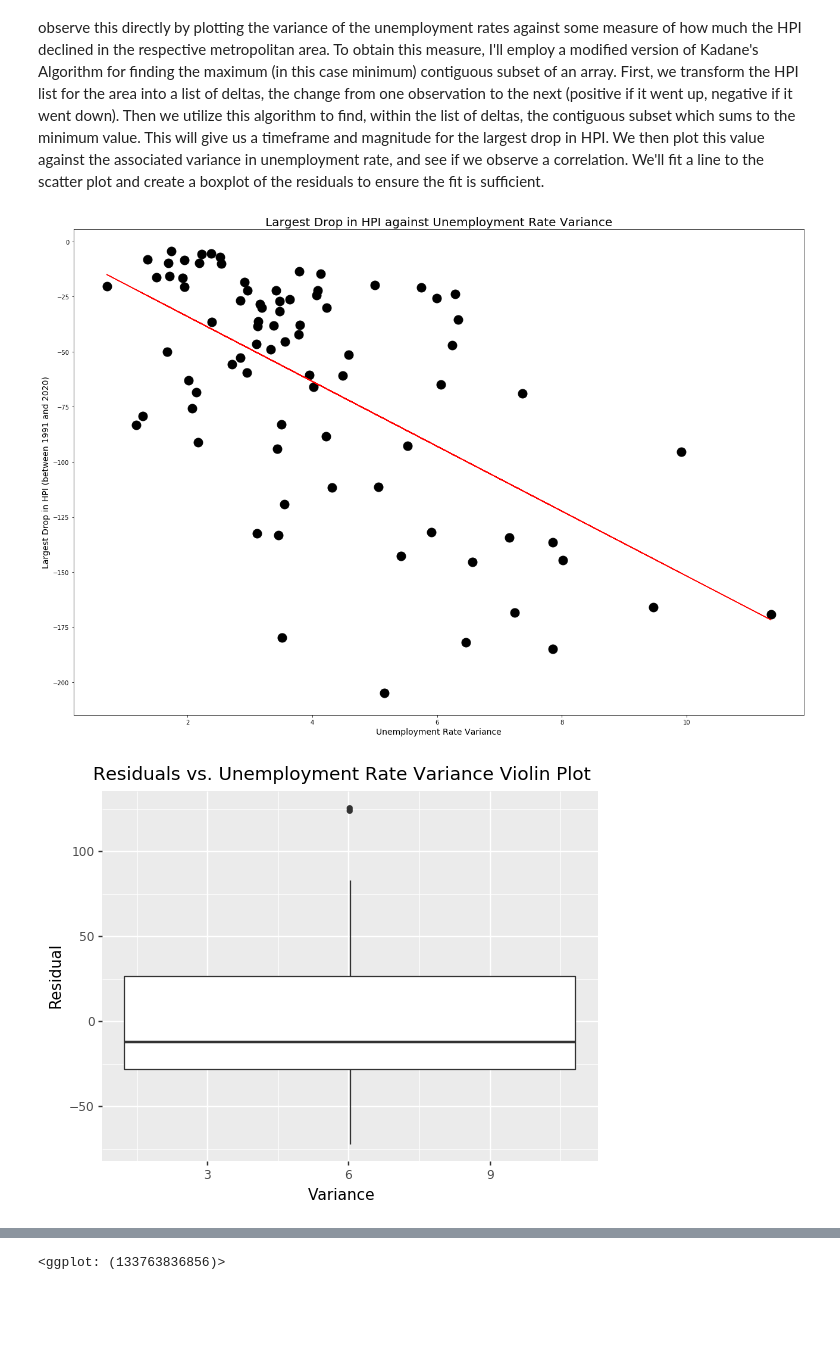
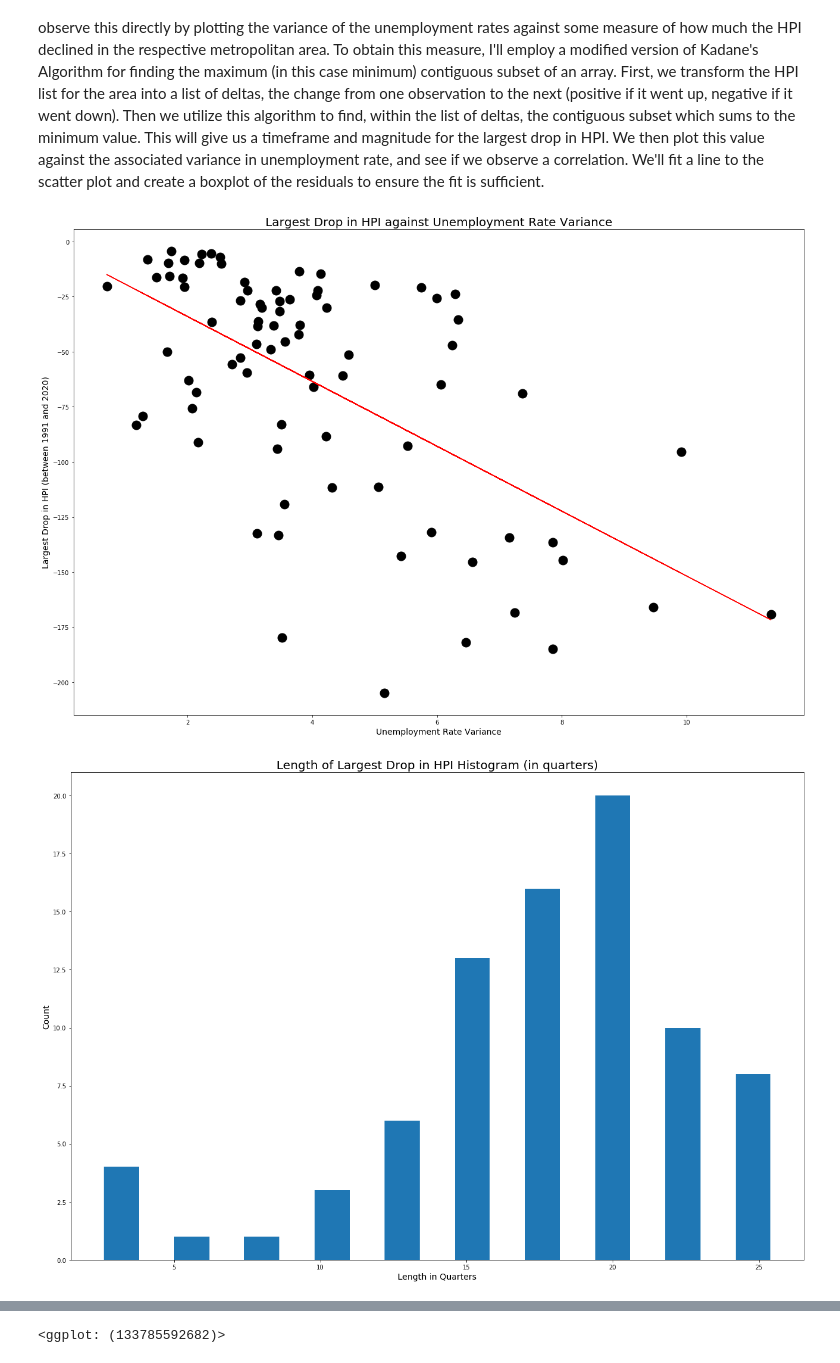
Before and after one commit to Croftc/Croftc.github.io, a Jupyter notebook: Final_Tutorial.ipynb, the cells around one changed output, grey strips where cells are left out. Drawn from its saved outputs; the diff is of its cells as text; code cells hidden in the pictures; blank space fills up the shorter version.

```diff
--- a/Final_Tutorial.ipynb
+++ b/Final_Tutorial.ipynb
@@ -356,32 +356,39 @@ plot_y3 = [x[1] for x in mins]
 plot_x3 = [x[2] for x in mins]
 
 # Length of min contiguous sum
 plot_x4 = [x[3] for x in mins]
 
 #####
 # variance against largest drop in hpi
 #####
 p, res, rank, sv, ct = np.polyfit(plot_x3, plot_y3, 1, full=True)
 m,b = p
 
 plt.figure(figsize=dims)
 plt.plot(plot_x3,plot_y3, 'ko', plot_x3, m*pd.DataFrame(plot_x3)+b, '-r', markersize=15)
 plt.title('Largest Drop in HPI against Unemployment Rate Variance',fontsize=20)
 plt.xlabel('Unemployment Rate Variance',fontsize=14)
 plt.ylabel('Largest Drop in HPI (between 1991 and 2020)',fontsize=14)
 plt.show()
 
 # plot the residuals for contiguous drop in hpi
 residuals = ((np.polyval(np.polyfit(plot_x3, plot_y3, 2), plot_x3) - plot_y3))
 res = pd.DataFrame()
 res['Variance'] = plot_x3
 res['Residuals'] = residuals
 
+plt.figure(figsize=dims)
+plt.hist(plot_x4, rwidth=0.5)
+plt.title('Length of Largest Drop in HPI Histogram (in quarters)',fontsize=20)
+plt.xlabel('Length in Quarters',fontsize=14)
+plt.ylabel('Count',fontsize=14)
+plt.show()
+
 ggplot(mapping=aes(x='Variance', y='Residuals'), data=res) +\
 geom_boxplot() +\
-labs(title="Residuals vs. Unemployment Rate Variance Violin Plot",
+labs(title="Residuals vs. Unemployment Rate Variance Box Plot",
          x = "Variance",
          y = "Residual")
 # %% [output]
 [figure]
-[figure, old version]
+[figure, new version]
@@ -388,3 +396,3 @@ labs(title="Residuals vs. Unemployment Rate Variance Violin Plot",
-<ggplot: (133763836856)>
+<ggplot: (133785592682)>
 # %% [markdown]
 ### Results
```
Also changed, not shown: parts of 16 cells of this notebook.
